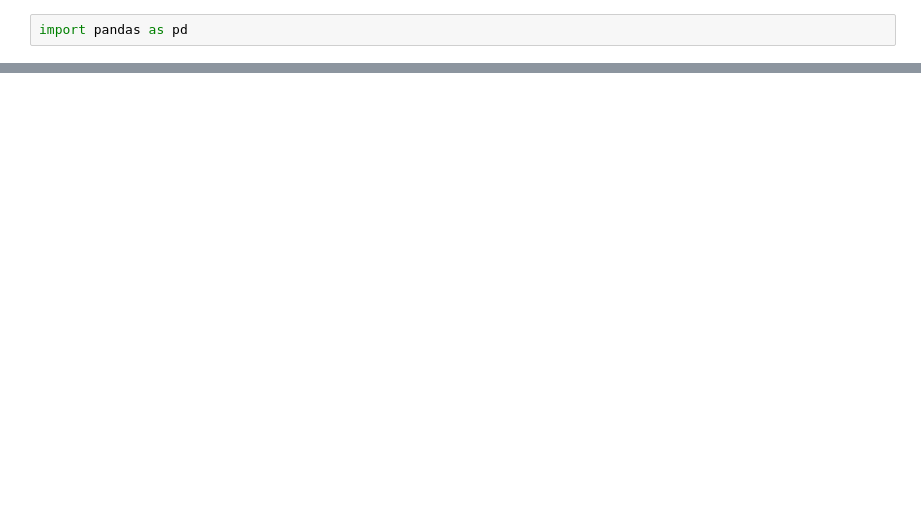
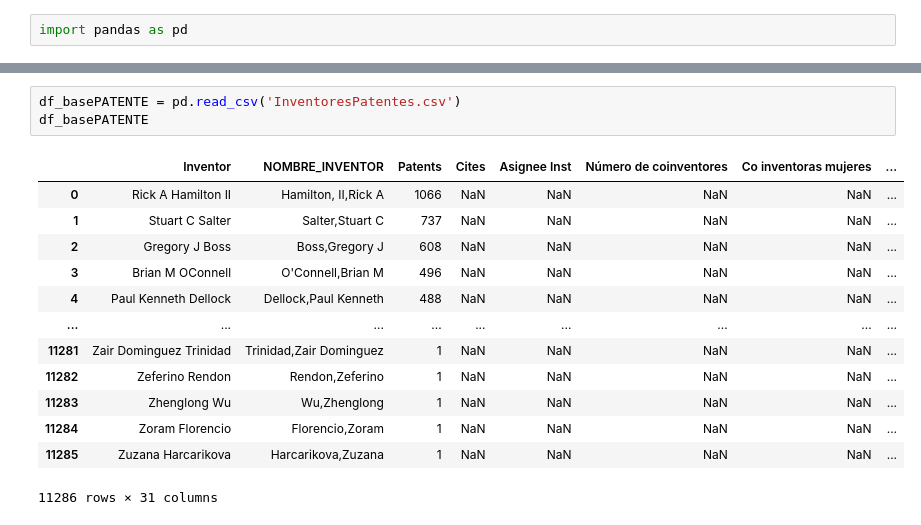
Before and after one commit to Zedreef/SNII-Insight, a Jupyter notebook: Prueba.ipynb, the cells around one changed output, grey strips where cells are left out. Drawn from its saved outputs; the diff is of its cells as text; blank space fills up the shorter version.

```diff
--- a/Prueba.ipynb
+++ b/Prueba.ipynb
@@ -38,0 +20,17 @@ df_pre['SIMILARITY'] = df_pre['SIMILARITY'].apply(formatear_similarity)
+# %%
+df_basePATENTE = pd.read_csv('InventoresPatentes.csv')
+df_basePATENTE
+# %% [output]
+|  | Inventor | NOMBRE_INVENTOR | Patents | Cites | Asignee Inst | Número de coinventores | Co inventoras mujeres | ... |
+| 0 | Rick A Hamilton II | Hamilton, II,Rick A | 1066 | NaN | NaN | NaN | NaN | ... |
+| 1 | Stuart C Salter | Salter,Stuart C | 737 | NaN | NaN | NaN | NaN | ... |
+| 2 | Gregory J Boss | Boss,Gregory J | 608 | NaN | NaN | NaN | NaN | ... |
+| 3 | Brian M OConnell | O'Connell,Brian M | 496 | NaN | NaN | NaN | NaN | ... |
+| 4 | Paul Kenneth Dellock | Dellock,Paul Kenneth | 488 | NaN | NaN | NaN | NaN | ... |
+| ... | ... | ... | ... | ... | ... | ... | ... | ... |
+| 11281 | Zair Dominguez Trinidad | Trinidad,Zair Dominguez | 1 | NaN | NaN | NaN | NaN | ... |
+| 11282 | Zeferino Rendon | Rendon,Zeferino | 1 | NaN | NaN | NaN | NaN | ... |
+| 11283 | Zhenglong Wu | Wu,Zhenglong | 1 | NaN | NaN | NaN | NaN | ... |
+| 11284 | Zoram Florencio | Florencio,Zoram | 1 | NaN | NaN | NaN | NaN | ... |
+| 11285 | Zuzana Harcarikova | Harcarikova,Zuzana | 1 | NaN | NaN | NaN | NaN | ... |
+11286 rows × 31 columns
```
Also changed, not shown: parts of 18 cells of this notebook, 11 other files.
